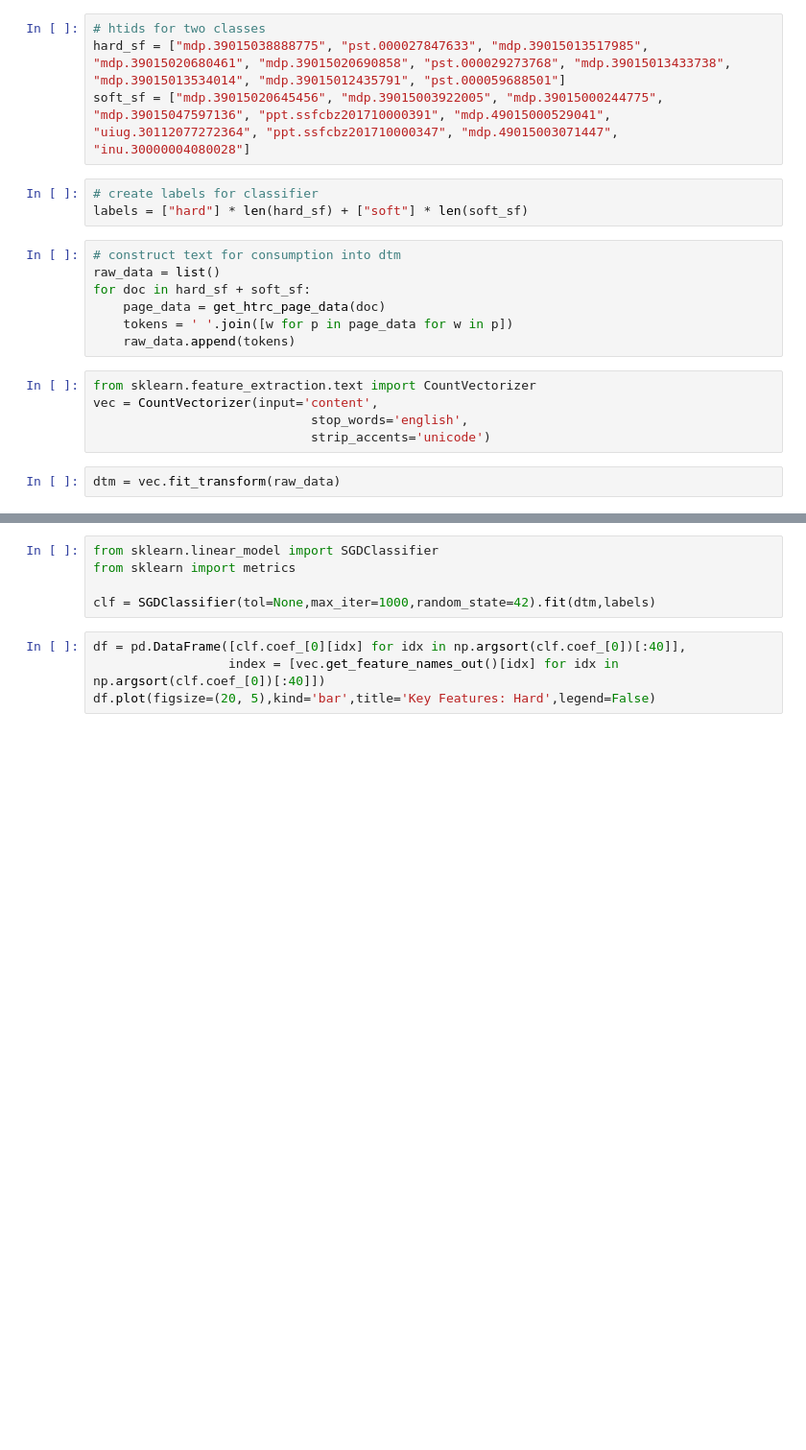
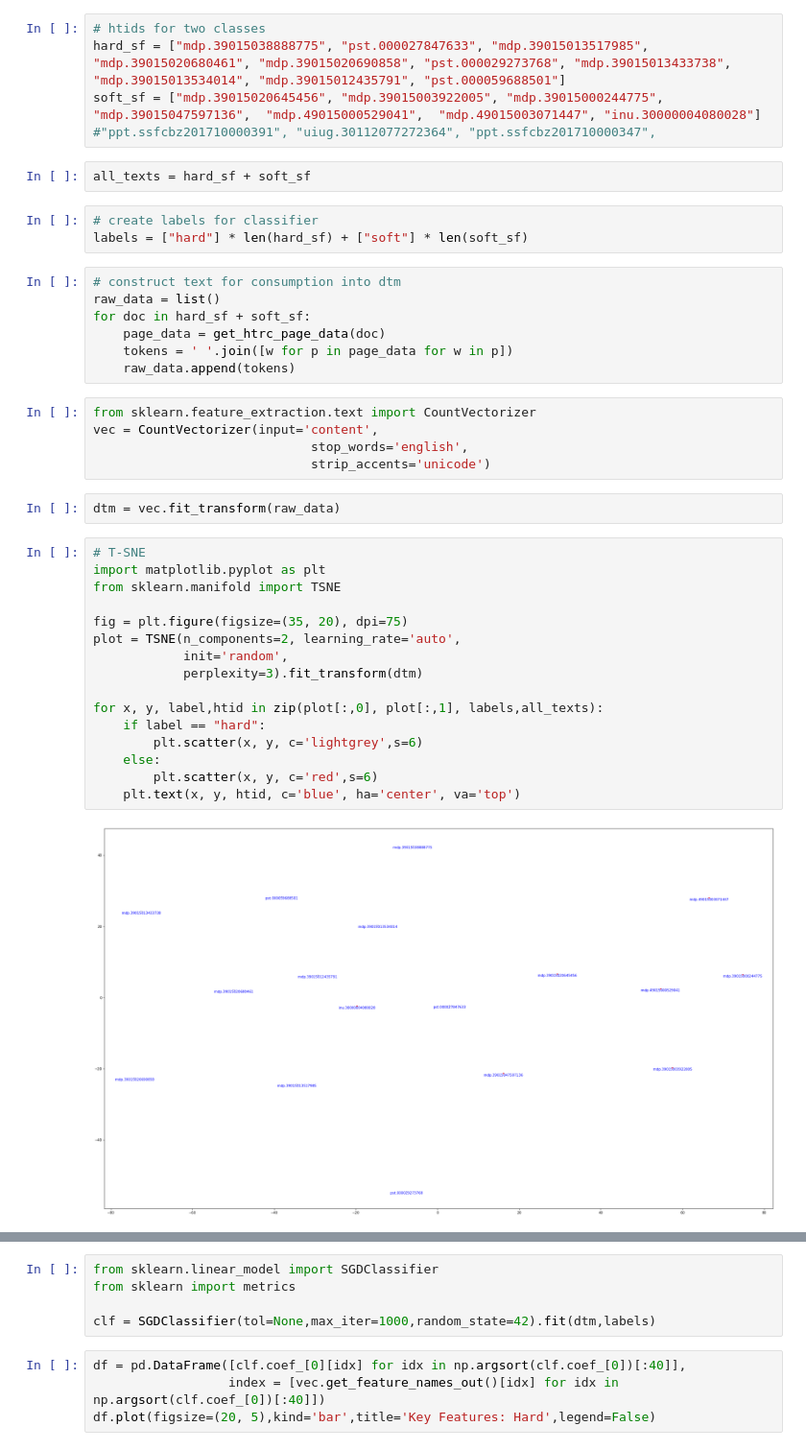
Before and after one commit to jeddobson/model-interpretability, a Jupyter notebook: notebooks/sf-initial-model.ipynb, the cells around one changed output, grey strips where cells are left out. Shown at 96% size. Cells and saved outputs as stored; diff of their text form; blank space fills up the shorter version.

Commit message:
removed erroring texts

```diff
--- a/notebooks/sf-initial-model.ipynb
+++ b/notebooks/sf-initial-model.ipynb
@@ -26,7 +32,10 @@ def get_htrc_page_data(document):
 # %%
 # htids for two classes
 hard_sf = ["mdp.39015038888775", "pst.000027847633", "mdp.39015013517985", "mdp.39015020680461", "mdp.39015020690858", "pst.000029273768", "mdp.39015013433738", "mdp.39015013534014", "mdp.39015012435791", "pst.000059688501"]
-soft_sf = ["mdp.39015020645456", "mdp.39015003922005", "mdp.39015000244775", "mdp.39015047597136", "ppt.ssfcbz201710000391", "mdp.49015000529041", "uiug.30112077272364", "ppt.ssfcbz201710000347", "mdp.49015003071447", "inu.30000004080028"]
+soft_sf = ["mdp.39015020645456", "mdp.39015003922005", "mdp.39015000244775", "mdp.39015047597136",  "mdp.49015000529041",  "mdp.49015003071447", "inu.30000004080028"]
+#"ppt.ssfcbz201710000391", "uiug.30112077272364", "ppt.ssfcbz201710000347",
+# %%
+all_texts = hard_sf + soft_sf
 # %%
 # create labels for classifier
 labels = ["hard"] * len(hard_sf) + ["soft"] * len(soft_sf)
@@ -44,3 +53,21 @@ vec = CountVectorizer(input='content',
                              strip_accents='unicode')
 # %%
 dtm = vec.fit_transform(raw_data)
+# %%
+# T-SNE
+import matplotlib.pyplot as plt
+from sklearn.manifold import TSNE
+
+fig = plt.figure(figsize=(35, 20), dpi=75)
+plot = TSNE(n_components=2, learning_rate='auto',
+            init='random',
+            perplexity=3).fit_transform(dtm)
+
+for x, y, label,htid in zip(plot[:,0], plot[:,1], labels,all_texts):
+    if label == "hard":
+        plt.scatter(x, y, c='lightgrey',s=6)
+    else:
+        plt.scatter(x, y, c='red',s=6)
+    plt.text(x, y, htid, c='blue', ha='center', va='top')
+# %% [output]
+[figure, added]
```
Also changed, not shown: parts of 5 cells of this notebook.
